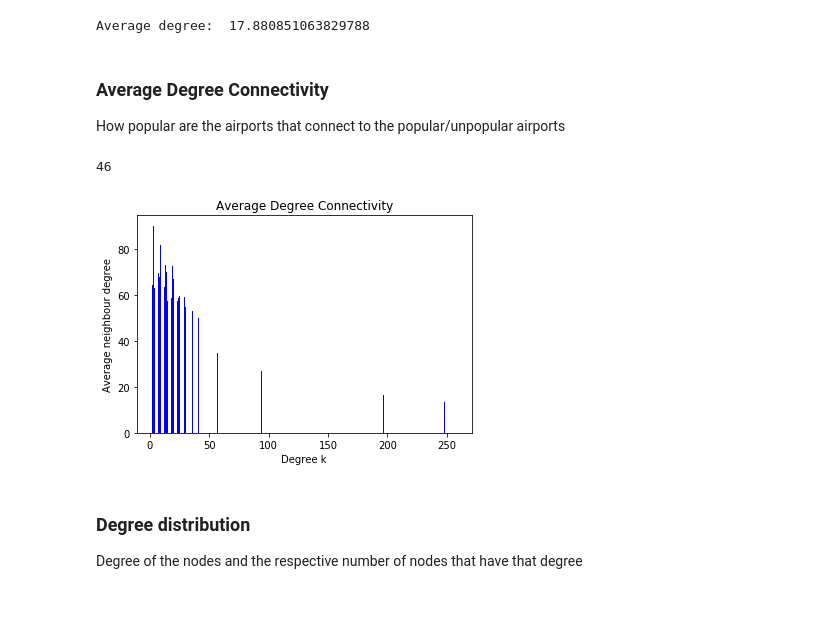
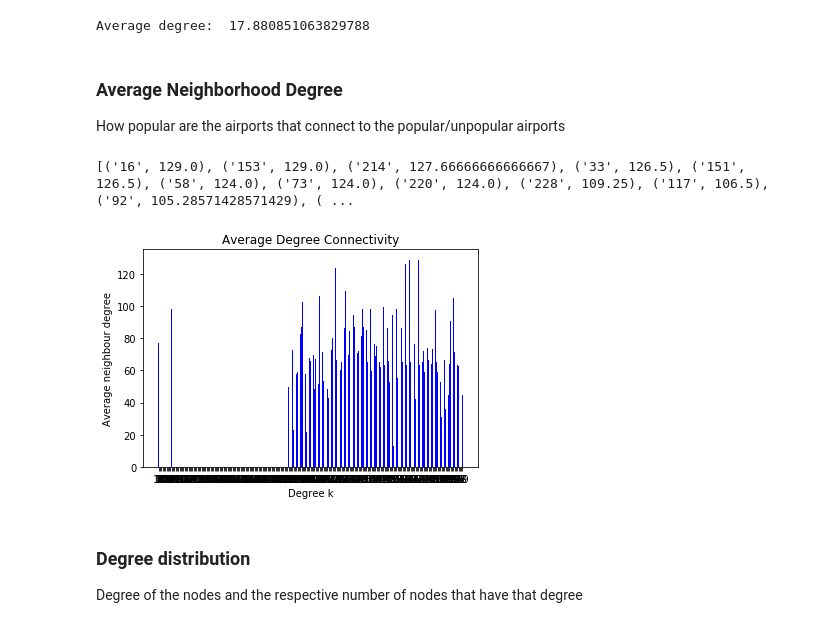
Before and after one commit to DCalhas/RC_Project, a Jupyter notebook: airports_RC.ipynb, the cells around one changed output. Cells and saved outputs as stored; diff of their text form; code cells hidden in the pictures.

```diff
--- a/airports_RC.ipynb
+++ b/airports_RC.ipynb
@@ -108,30 +108,30 @@ print("Average degree: ", average_degree)
 # %% [output]
 Average degree:  17.880851063829788
 # %% [markdown]
-### Average Degree Connectivity
+### Average Neighborhood Degree
 How popular are the airports that connect to the popular/unpopular airports
 # %%
 import operator
 
 # Get the average degree connectivity dic
-average_degree_conn = nx.average_degree_connectivity(G)
+average_degree_conn = nx.average_neighbor_degree(G)
 
 # sort it in a list
 sorted_average_degree_conn = sorted(average_degree_conn.items(), key=operator.itemgetter(1), reverse=True)
 
 # Get two lists, one with the degrees X and the other one with the average degree of the neighbours of node
 # with degree X
 degrees, neighbour_degree_average = zip(*sorted_average_degree_conn)
 
 ax = plt.subplot()
 plt.bar(degrees, neighbour_degree_average, width=0.5, color='b')
 plt.title("Average Degree Connectivity")
 plt.ylabel("Average neighbour degree")
 plt.xlabel("Degree k")
 plt.show()
 # %% [output]
-46
+[('16', 129.0), ('153', 129.0), ('214', 127.66666666666667), ('33', 126.5), ('151', 126.5), ('58', 124.0), ('73', 124.0), ('220', 124.0), ('228', 109.25), ('117', 106.5), ('92', 105.28571428571429), ( ...
-[figure, old version]
+[figure, new version]
 # %% [markdown]
 ### Degree distribution
 Degree of the nodes and the respective number of nodes that have that degree
```
Also changed, not shown: parts of 2 cells of this notebook.
